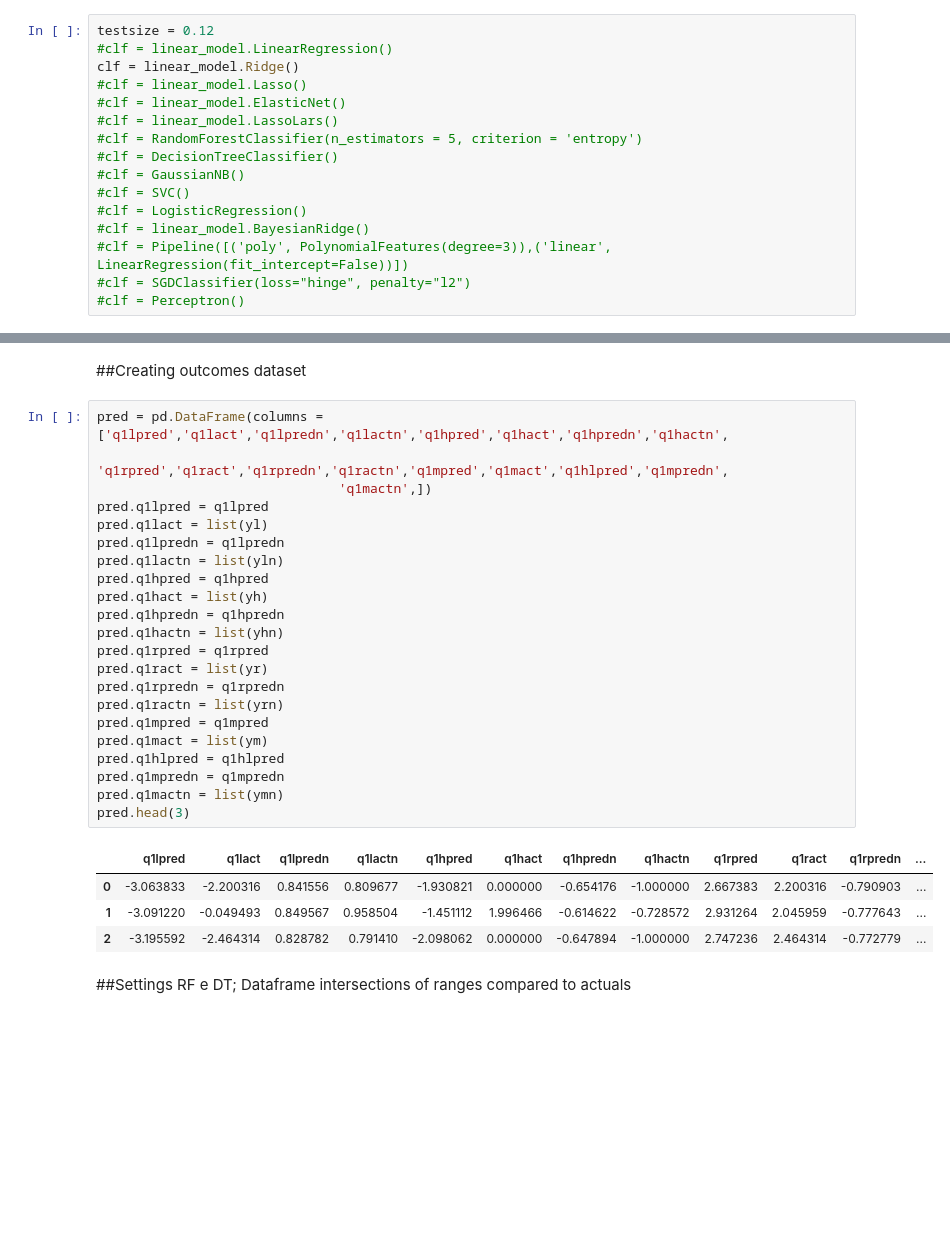
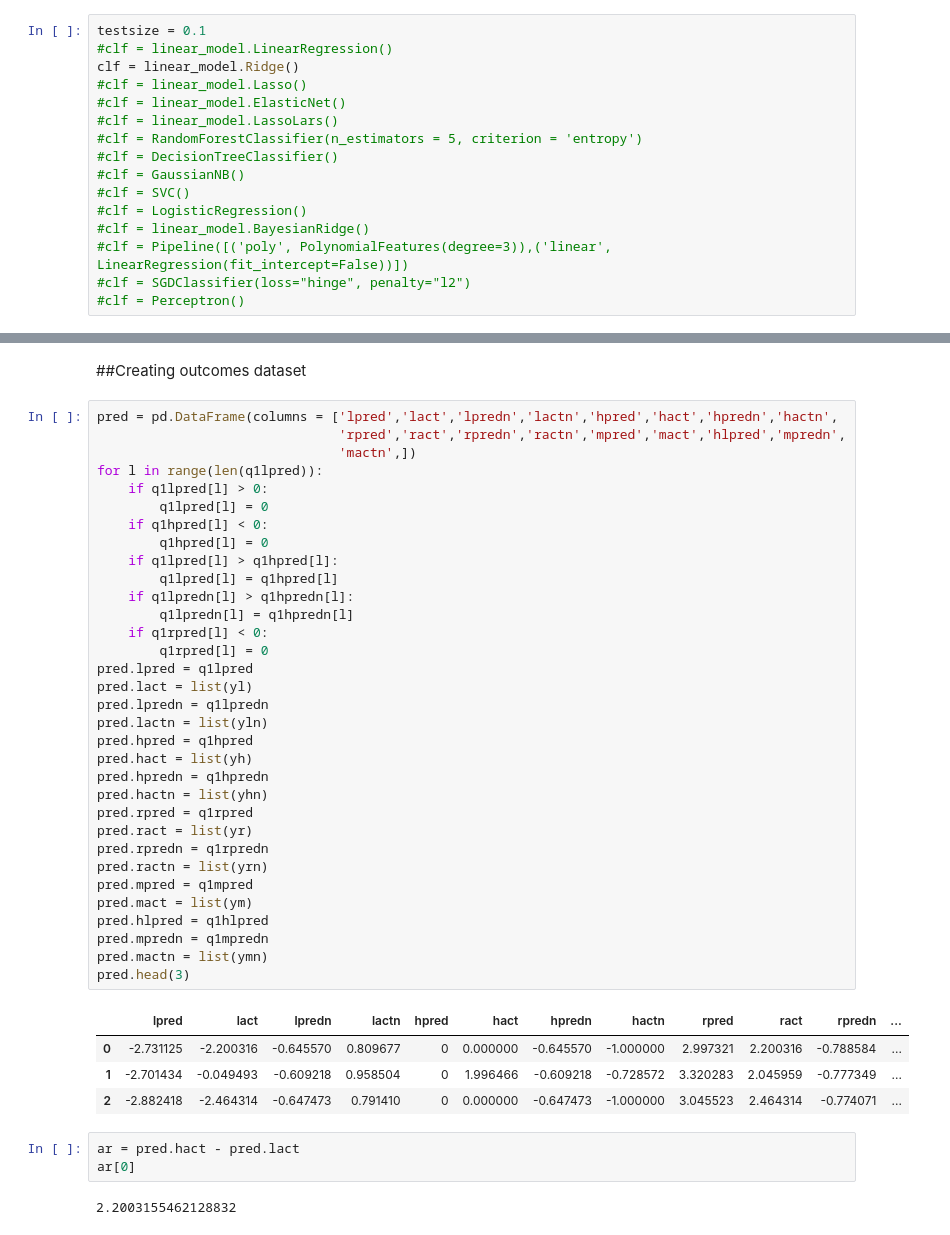
Before and after one commit to marcolunardi/metis, a Jupyter notebook: kojak_work/options_project_analysis_3.ipynb, the cells around one changed output, grey strips where cells are left out. Cells and saved outputs as stored; diff of their text form; blank space fills up the shorter version.

Commit message:
intersections working

```diff
--- a/kojak_work/options_project_analysis_3.ipynb
+++ b/kojak_work/options_project_analysis_3.ipynb
@@ -1344,7 +1344,7 @@ from sklearn.cross_validation import cross_val_score
 from sklearn.linear_model import SGDClassifier
 from sklearn.linear_model import Perceptron
 # %%
-testsize = 0.12
+testsize = 0.1
 #clf = linear_model.LinearRegression()
 clf = linear_model.Ridge()
 #clf = linear_model.Lasso()
@@ -1488,31 +1488,45 @@ q1mpredn = modeln.predict(Xn)
 # %% [markdown]
 ##Creating outcomes dataset
 # %%
-pred = pd.DataFrame(columns = ['q1lpred','q1lact','q1lpredn','q1lactn','q1hpred','q1hact','q1hpredn','q1hactn',
-                               'q1rpred','q1ract','q1rpredn','q1ractn','q1mpred','q1mact','q1hlpred','q1mpredn',
-                               'q1mactn',])
-pred.q1lpred = q1lpred
-pred.q1lact = list(yl)
-pred.q1lpredn = q1lpredn
-pred.q1lactn = list(yln)
-pred.q1hpred = q1hpred
-pred.q1hact = list(yh)
-pred.q1hpredn = q1hpredn
-pred.q1hactn = list(yhn)
-pred.q1rpred = q1rpred
-pred.q1ract = list(yr)
-pred.q1rpredn = q1rpredn
-pred.q1ractn = list(yrn)
-pred.q1mpred = q1mpred
-pred.q1mact = list(ym)
-pred.q1hlpred = q1hlpred
-pred.q1mpredn = q1mpredn
-pred.q1mactn = list(ymn)
+pred = pd.DataFrame(columns = ['lpred','lact','lpredn','lactn','hpred','hact','hpredn','hactn',
+                               'rpred','ract','rpredn','ractn','mpred','mact','hlpred','mpredn',
+                               'mactn',])
+for l in range(len(q1lpred)):
+    if q1lpred[l] > 0:
+        q1lpred[l] = 0
+    if q1hpred[l] < 0:
+        q1hpred[l] = 0
+    if q1lpred[l] > q1hpred[l]:
+        q1lpred[l] = q1hpred[l]
+    if q1lpredn[l] > q1hpredn[l]:
+        q1lpredn[l] = q1hpredn[l]
+    if q1rpred[l] < 0:
+        q1rpred[l] = 0
+pred.lpred = q1lpred
+pred.lact = list(yl)
+pred.lpredn = q1lpredn
+pred.lactn = list(yln)
+pred.hpred = q1hpred
+pred.hact = list(yh)
+pred.hpredn = q1hpredn
+pred.hactn = list(yhn)
+pred.rpred = q1rpred
+pred.ract = list(yr)
+pred.rpredn = q1rpredn
+pred.ractn = list(yrn)
+pred.mpred = q1mpred
+pred.mact = list(ym)
+pred.hlpred = q1hlpred
+pred.mpredn = q1mpredn
+pred.mactn = list(ymn)
 pred.head(3)
 # %% [output]
-|  | q1lpred | q1lact | q1lpredn | q1lactn | q1hpred | q1hact | q1hpredn | q1hactn | q1rpred | q1ract | q1rpredn | ... |
-| 0 | -3.063833 | -2.200316 | 0.841556 | 0.809677 | -1.930821 | 0.000000 | -0.654176 | -1.000000 | 2.667383 | 2.200316 | -0.790903 | ... |
-| 1 | -3.091220 | -0.049493 | 0.849567 | 0.958504 | -1.451112 | 1.996466 | -0.614622 | -0.728572 | 2.931264 | 2.045959 | -0.777643 | ... |
-| 2 | -3.195592 | -2.464314 | 0.828782 | 0.791410 | -2.098062 | 0.000000 | -0.647894 | -1.000000 | 2.747236 | 2.464314 | -0.772779 | ... |
+|  | lpred | lact | lpredn | lactn | hpred | hact | hpredn | hactn | rpred | ract | rpredn | ... |
+| 0 | -2.731125 | -2.200316 | -0.645570 | 0.809677 | 0 | 0.000000 | -0.645570 | -1.000000 | 2.997321 | 2.200316 | -0.788584 | ... |
+| 1 | -2.701434 | -0.049493 | -0.609218 | 0.958504 | 0 | 1.996466 | -0.609218 | -0.728572 | 3.320283 | 2.045959 | -0.777349 | ... |
+| 2 | -2.882418 | -2.464314 | -0.647473 | 0.791410 | 0 | 0.000000 | -0.647473 | -1.000000 | 3.045523 | 2.464314 | -0.774071 | ... |
-# %% [markdown]
-##Settings RF e DT; Dataframe intersections of ranges compared to actuals
+# %%
+ar = pred.hact - pred.lact
+ar[0]
+# %% [output]
+2.2003155462128832
```
Also changed, not shown: parts of 18 cells of this notebook.
